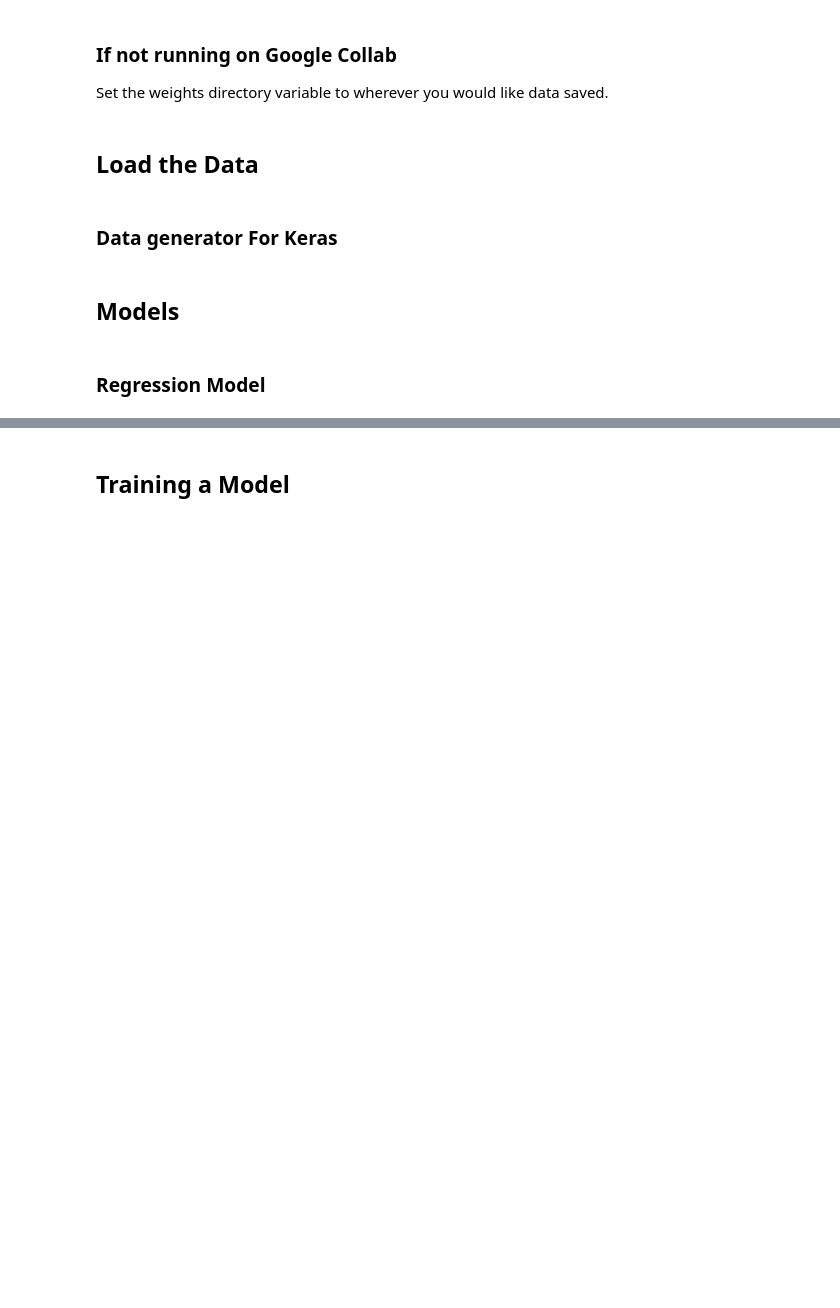
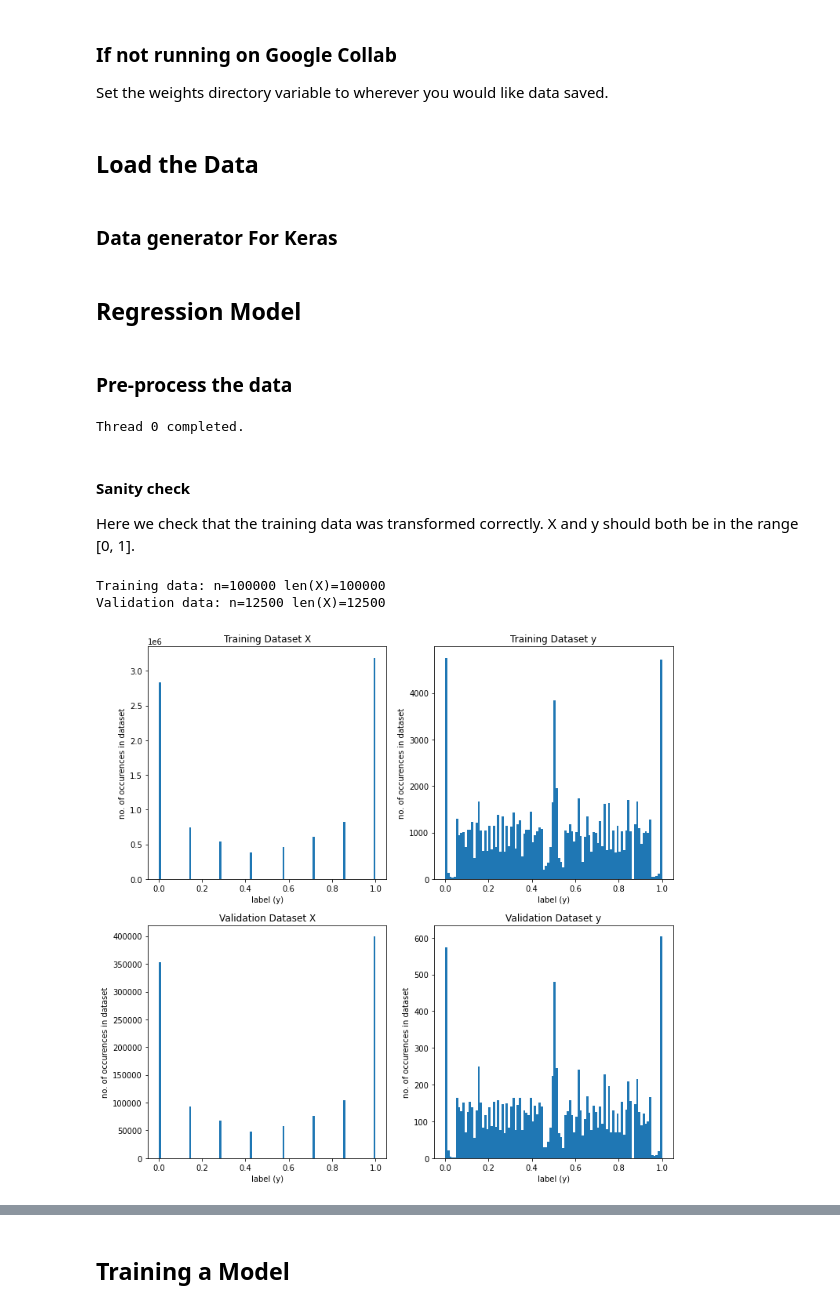
Before and after one commit to owenjaques/chessbot, a Jupyter notebook: neural_networks/models.ipynb, the cells around one changed output, grey strips where cells are left out. Cells and saved outputs as stored; diff of their text form; code cells hidden in the pictures; blank space fills up the shorter version.

Commit message:
Multithreading pre-processing the inputs.

```diff
--- a/neural_networks/models.ipynb
+++ b/neural_networks/models.ipynb
@@ -70,9 +102,45 @@ class DataGenerator(keras.utils.Sequence):
         return self.X[low:high], self.y[low:high]
-# %% [markdown]
-## Models
 # %% [markdown]
-### Regression Model
+## Regression Model
+# %% [markdown]
+### Pre-process the data
 # %%
 # Data generators for training the model
-training_data = DataGenerator(data_directory + '/training_set.npz', modelinput.ModelInput('positions'), save_file=data_directory + '/positions_training_set.npz')
-validation_data = DataGenerator(data_directory + '/validation_set.npz', modelinput.ModelInput('positions'), save_file=data_directory + '/positions_validation_set.npz')
+training_data = DataGenerator(data_directory + '/training_set.npz', 'positions', save_file=data_directory + '/positions_training_set.npz')
+validation_data = DataGenerator(data_directory + '/validation_set.npz', 'positions', save_file=data_directory + '/positions_validation_set.npz')
+# %% [output]
+Thread 0 completed.
+# %% [markdown]
+#### Sanity check
+Here we check that the training data was transformed correctly. X and y should both be in the range [0, 1].
+# %%
+print(f'Training data: n={training_data.n} len(X)={len(training_data.X)}')
+print(f'Validation data: n={validation_data.n} len(X)={len(validation_data.X)}')
+
+_, ax = plt.subplots(nrows=2, ncols=2, figsize=(12, 12))
+
+ax[0, 0].hist(training_data.X.flatten(), bins=100)
+ax[0, 0].set_title(f'Training Dataset X')
+ax[0, 0].set_xlabel('label (y)')
+ax[0, 0].set_ylabel('no. of occurences in dataset')
+
+ax[0, 1].hist(training_data.y, bins=100)
+ax[0, 1].set_title(f'Training Dataset y')
+ax[0, 1].set_xlabel('label (y)')
+ax[0, 1].set_ylabel('no. of occurences in dataset')
+
+ax[1, 0].hist(validation_data.X.flatten(), bins=100)
+ax[1, 0].set_title(f'Validation Dataset X')
+ax[1, 0].set_xlabel('label (y)')
+ax[1, 0].set_ylabel('no. of occurences in dataset')
+
+ax[1, 1].hist(validation_data.y, bins=100)
+ax[1, 1].set_title(f'Validation Dataset y')
+ax[1, 1].set_xlabel('label (y)')
+ax[1, 1].set_ylabel('no. of occurences in dataset')
+
+plt.show()
+# %% [output]
+Training data: n=100000 len(X)=100000
+Validation data: n=12500 len(X)=12500
+[figure, added]
```
Also changed, not shown: parts of 12 cells of this notebook.
